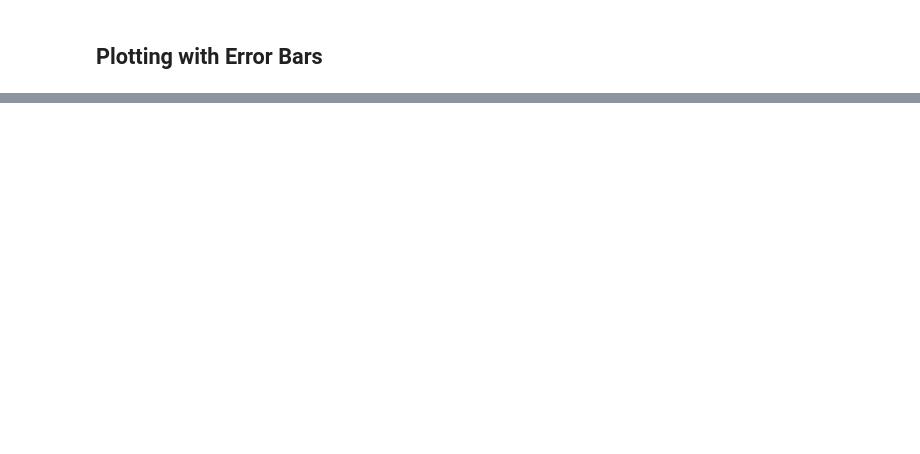
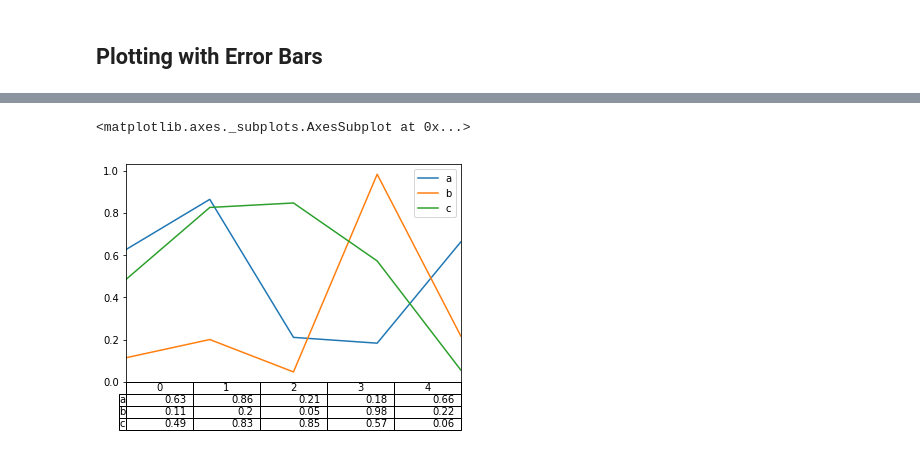
Before and after one commit to anandvipul/DataVisualization, a Jupyter notebook: Pandas Visualization.ipynb, the cells around one changed output, grey strips where cells are left out. Saved outputs shown, nothing was run; the diff lists cells and outputs as text; code cells hidden in the pictures; blank space fills up the shorter version.

```diff
--- a/Pandas Visualization.ipynb
+++ b/Pandas Visualization.ipynb
@@ -659,0 +737,7 @@ axes[1,1].set_title('D');
+# %%
+fig, ax = plt.subplots(1,1)
+ax.get_xaxis().set_visible(False) # Hide Ticks
+df.plot(table = np.round(df.T, 2), ax = ax)
+# %% [output]
+<matplotlib.axes._subplots.AxesSubplot at 0x...>
+[figure, added]
```
Also changed, not shown: parts of 72 cells of this notebook.
